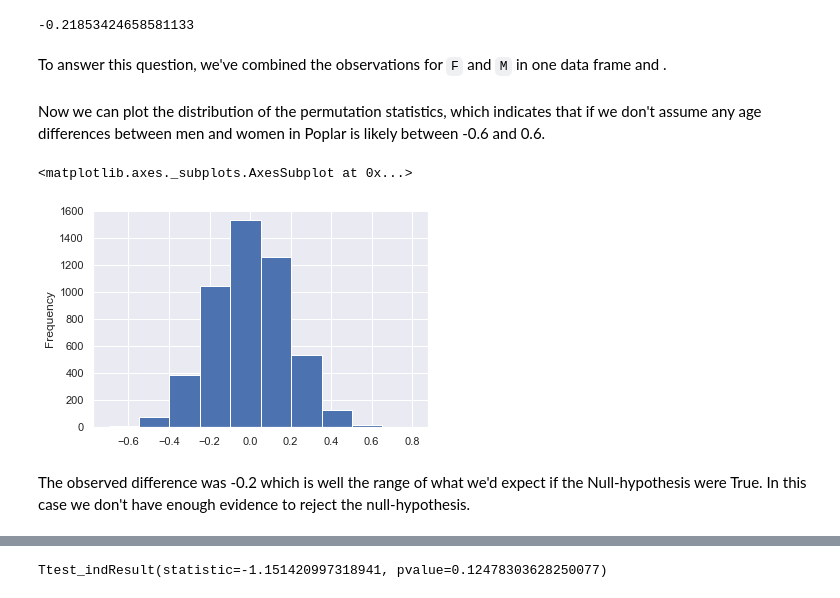
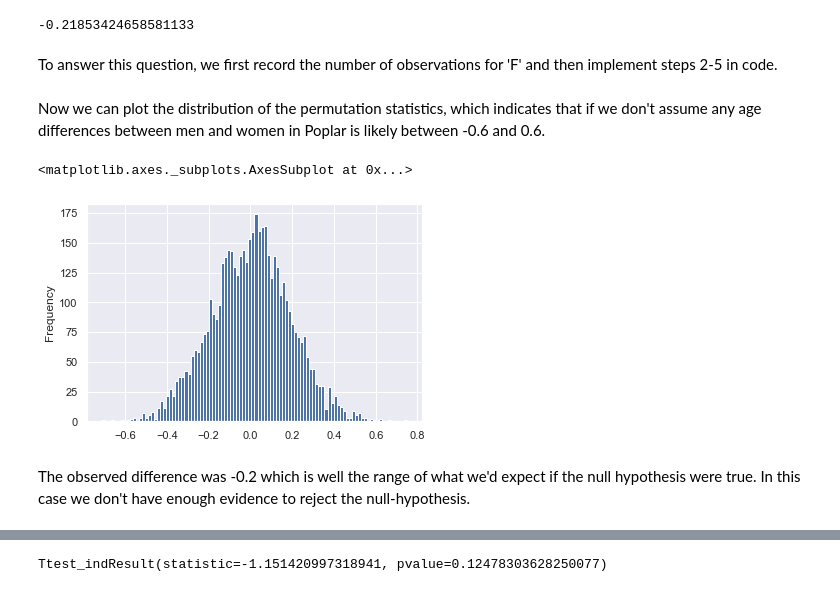
Before and after one commit to kasparvonbeelen/ghi_python, a Jupyter notebook: 10_-_Hypothesis_Testing.ipynb, the cells around one changed output, grey strips where cells are left out. Cells and saved outputs as stored; diff of their text form; code cells hidden in the pictures.

```diff
--- a/10_-_Hypothesis_Testing.ipynb
+++ b/10_-_Hypothesis_Testing.ipynb
@@ -291,0 +192,4 @@ Let's implement this procedure in code. First we create three data frames, in th
+# %%
+regdist = 'Whitechapel' # change to Poplar or any other registration district
+df_sub_F = df[(df.Sex=='F') & (df.RegDist==regdist)]
+df_sub_M = df[(df.Sex=='M') & (df.RegDist==regdist)]
@@ -291,0 +217,7 @@ Let's implement this procedure in code. First we create three data frames, in th
+# %%
+mean_sampled = []
+for _ in range(100): # repeat code in block below 1000 times
+    sample = df_sub_F['Age'].sample(100) # randomly sample 100 observations
+    mean_sampled.append(sample.mean()) # append mean of subsample
+pd.Series(mean_sampled).plot(kind='density') # plot the sampling distribution a statistic
+df_sub_M['Age'].plot(kind='density') # plot the original data distribution
@@ -291,0 +231,15 @@ Let's implement this procedure in code. First we create three data frames, in th
+# %%
+mean_sampled = []
+for _ in range(1000): # repeat code in block below 1000 times
+    sample = df_sub_F['Age'].sample(1000) # randomly sample 1000 observations
+    mean_sampled.append(sample.mean()) # append mean of subsample
+ax = pd.Series(mean_sampled).plot(kind='hist',bins=100) # plot the sampling distribution a statistic
+
+sdist_mean = pd.Series(mean_sampled).mean()
+sdist_std = pd.Series(mean_sampled).std()
+
+ax.axvline(x = sdist_mean, color='black', lw=2) # plot mean of distribution of the sampling statistic
+ax.axvline(x = sdist_mean + sdist_std, color='blue', lw=1) # plot line one standard deviation from the mean
+ax.axvline(x = sdist_mean - sdist_std, color='blue', lw=1) # plot line one standard deviation from the mean
+ax.axvline(x = sdist_mean + (2*sdist_std), color='red', lw=1) # plot line two standard deviations from the mean
+ax.axvline(x = sdist_mean - (2*sdist_std), color='red', lw=1) # plot line two standard deviations from the mean
@@ -309,5 +317,5 @@ df_sub_F['Age'].mean() - df_sub_M['Age'].mean()
 # %% [output]
 -0.21853424658581133
 # %% [markdown]
-To answer this question, we've combined the observations for `F` and `M` in one data frame and .
+To answer this question, we first record the number of observations for 'F' and then implement steps 2-5 in code.
 # %%
@@ -320,17 +327,17 @@ permutations = [] # initiate empty list to collect permutation statistics
 for _ in tqdm(range(5000)): # we use tqmd to print the progress, running the permutation test can take a while
     f_idx = set(df_sub_C.sample(num_F).index) # take sample of size num_F and get index
     m_idx = all_idx - f_idx # get the remaining indices (rows not f_idx)
-    diff_f_m_perm = df_sub_P.loc[f_idx]['Age'].mean() - df_sub_P.loc[m_idx]['Age'].mean() # diff between permuted statistics
+    diff_f_m_perm = df_sub_C.loc[f_idx]['Age'].mean() - df_sub_C.loc[m_idx]['Age'].mean() # diff between permuted statistics
     permutations.append(diff_f_m_perm) # append permutation statistic
 # %% [markdown]
 Now we can plot the distribution of the permutation statistics, which indicates that if we don't assume any age differences between men and women in Poplar is likely between -0.6 and 0.6.
 # %%
-pd.Series(permutations).plot(kind='hist')
+pd.Series(permutations).plot(kind='hist',bins=100)
 # %% [output]
 <matplotlib.axes._subplots.AxesSubplot at 0x...>
-[figure, old version]
+[figure, new version]
 # %% [markdown]
-The observed difference was -0.2 which is well the range of what we'd expect if the Null-hypothesis were True. In this case we don't have enough evidence to reject the null-hypothesis.
+The observed difference was -0.2 which is well the range of what we'd expect if the null hypothesis were true. In this case we don't have enough evidence to reject the null-hypothesis.
 # %%
 fig, ax = plt.subplots(figsize=(5, 5))
 ax.hist(permutations, bins=11, rwidth=0.9)
```
Also changed, not shown: parts of 75 cells of this notebook.
